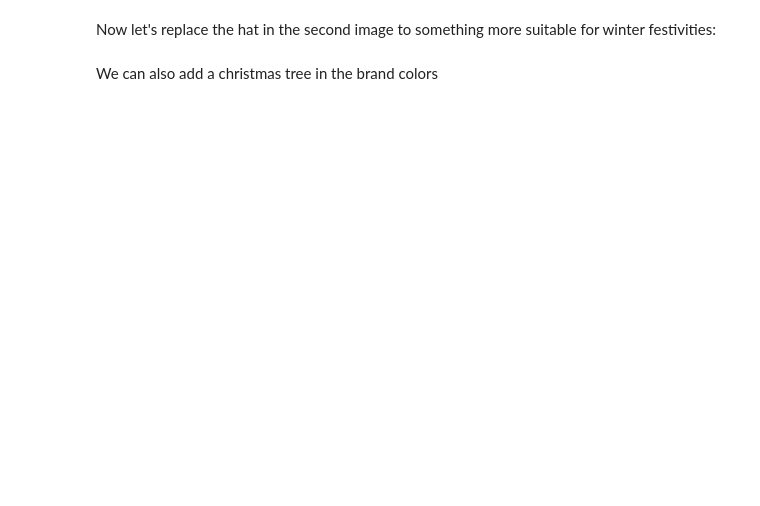
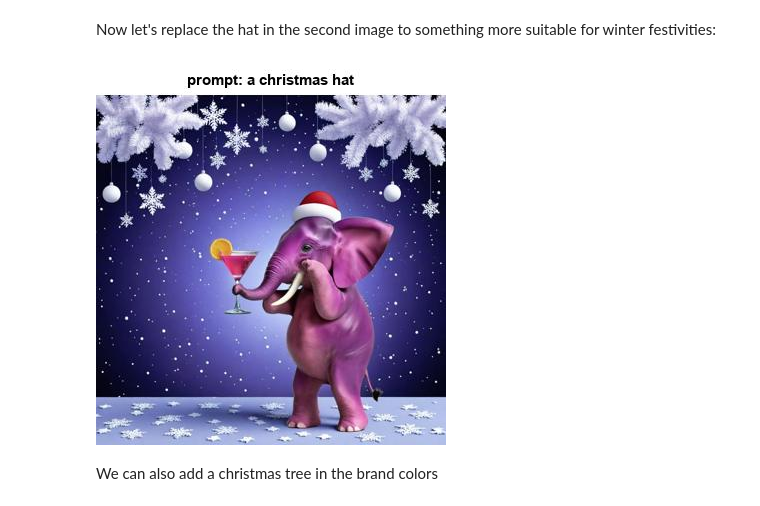
Before and after one commit to Bria-AI/GTC25_Demo, a Jupyter notebook: gtc_demo_api.ipynb, the cells around one changed output. Saved outputs shown, nothing was run; the diff lists cells and outputs as text; code cells hidden in the pictures; blank space fills up the shorter version.

```diff
--- a/gtc_demo_api.ipynb
+++ b/gtc_demo_api.ipynb
@@ -351,12 +389,14 @@ display_images([output_var1], f"prompt: {prompt}")
 Now let's replace the hat in the second image to something more suitable for winter festivities:
 # %%
 input_image = Image.open(f'./api_results/bg_gen/bg_generations/1.png')
-mask = Image.open('./api_results/masks/hat_mask2.png')
-prompt = "a santa hat"
+mask = Image.open('./api_results/masks/hat_mask.png')
+prompt = "a christmas hat"
 
 output_var2 = gen_fill(input_image, mask, prompt)[0]
 output_var2.save(f'./api_results/bg_gen/bg_generations/1_fixed.png')
 display_images([output_var2], f"prompt: {prompt}")
+# %% [output]
+[figure, added]
 # %% [markdown]
 We can also add a christmas tree in the brand colors
 # %%
```
Also changed, not shown: parts of 23 cells of this notebook, 2 other files.
